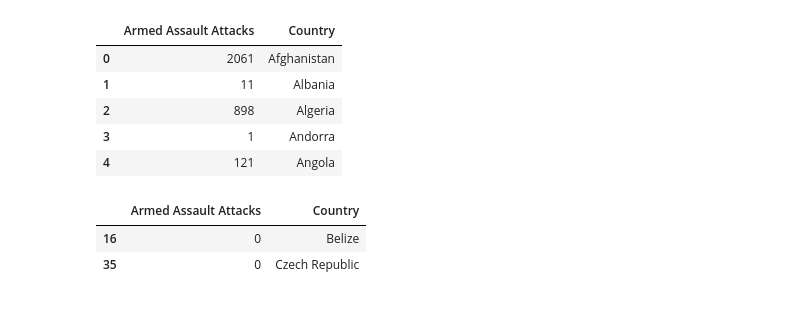
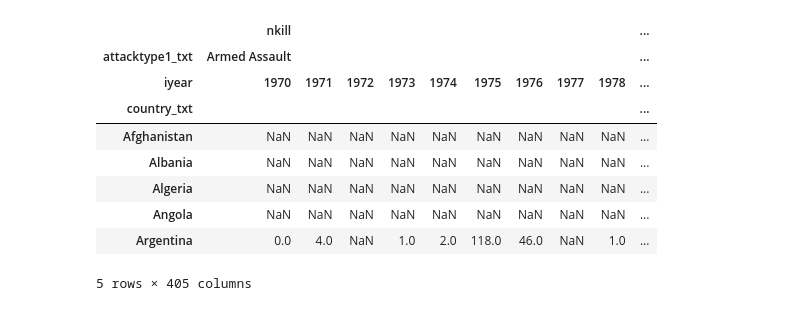
Before and after one commit to ICT4SD/Terrorism_Analysis, a Jupyter notebook: Dot Plot.ipynb, the cells around one changed output. Cells and saved outputs as stored; diff of their text form; code cells hidden in the pictures.

```diff
--- a/Dot Plot.ipynb
+++ b/Dot Plot.ipynb
@@ -37,0 +36,10 @@ gtd_dot.head()
+# %%
+def create_counts(data, group_by_columns, column_to_count):
+    '''Takes a list of column names and a column to count and counts rows by those column name'''
+    all_columns = group_by_columns + [column_to_count]
+    data = data.loc[:,all_columns].fillna(value = 1) #counts all, not just non-null
+    grouped = data.groupby(group_by_columns)
+    return grouped.count()
+# %%
+data = create_counts(gtd_dot, ['country_txt', 'iyear', 'attacktype1_txt'], 'nkill')
+data.head()
@@ -37,0 +54,8 @@ gtd_dot.head()
+# %%
+def unstack_table(data):
+    data = data.fillna(0)
+    i = 0
+    while i < data.index.nlevels:
+        data = data.unstack()
+        i = i + 1
+    return data
@@ -93,15 +107,0 @@ per_country_per_attack_type.index = list(range(0, len(per_country_per_attack_typ
-# %%
-per_country_per_attack_type.head()
-# %% [output]
-|  | Armed Assault Attacks | Country |
-| 0 | 2061 | Afghanistan |
-| 1 | 11 | Albania |
-| 2 | 898 | Algeria |
-| 3 | 1 | Andorra |
-| 4 | 121 | Angola |
-# %%
-dot[dot['Armed Assault Attacks'] < 1] #it's never null, and it's only 0 for two countries, these do in fact show up at the bottom of the chart
-# %% [output]
-|  | Armed Assault Attacks | Country |
-| 16 | 0 | Belize |
-| 35 | 0 | Czech Republic |
@@ -110,0 +108,14 @@ dot[dot['Armed Assault Attacks'] < 1] #it's never null, and it's only 0 for two
+# %%
+casualties = unstack_table(casualties)
+casualties.head()
+# %% [output]
+|  | nkill |  |  |  |  |  |  |  |  | ... |
+| attacktype1_txt | Armed Assault |  |  |  |  |  |  |  |  | ... |
+| iyear | 1970 | 1971 | 1972 | 1973 | 1974 | 1975 | 1976 | 1977 | 1978 | ... |
+| country_txt |  |  |  |  |  |  |  |  |  | ... |
+| Afghanistan | NaN | NaN | NaN | NaN | NaN | NaN | NaN | NaN | NaN | ... |
+| Albania | NaN | NaN | NaN | NaN | NaN | NaN | NaN | NaN | NaN | ... |
+| Algeria | NaN | NaN | NaN | NaN | NaN | NaN | NaN | NaN | NaN | ... |
+| Angola | NaN | NaN | NaN | NaN | NaN | NaN | NaN | NaN | NaN | ... |
+| Argentina | 0.0 | 4.0 | NaN | 1.0 | 2.0 | 118.0 | 46.0 | NaN | 1.0 | ... |
+5 rows × 405 columns
```
Also changed, not shown: parts of 31 cells of this notebook.
